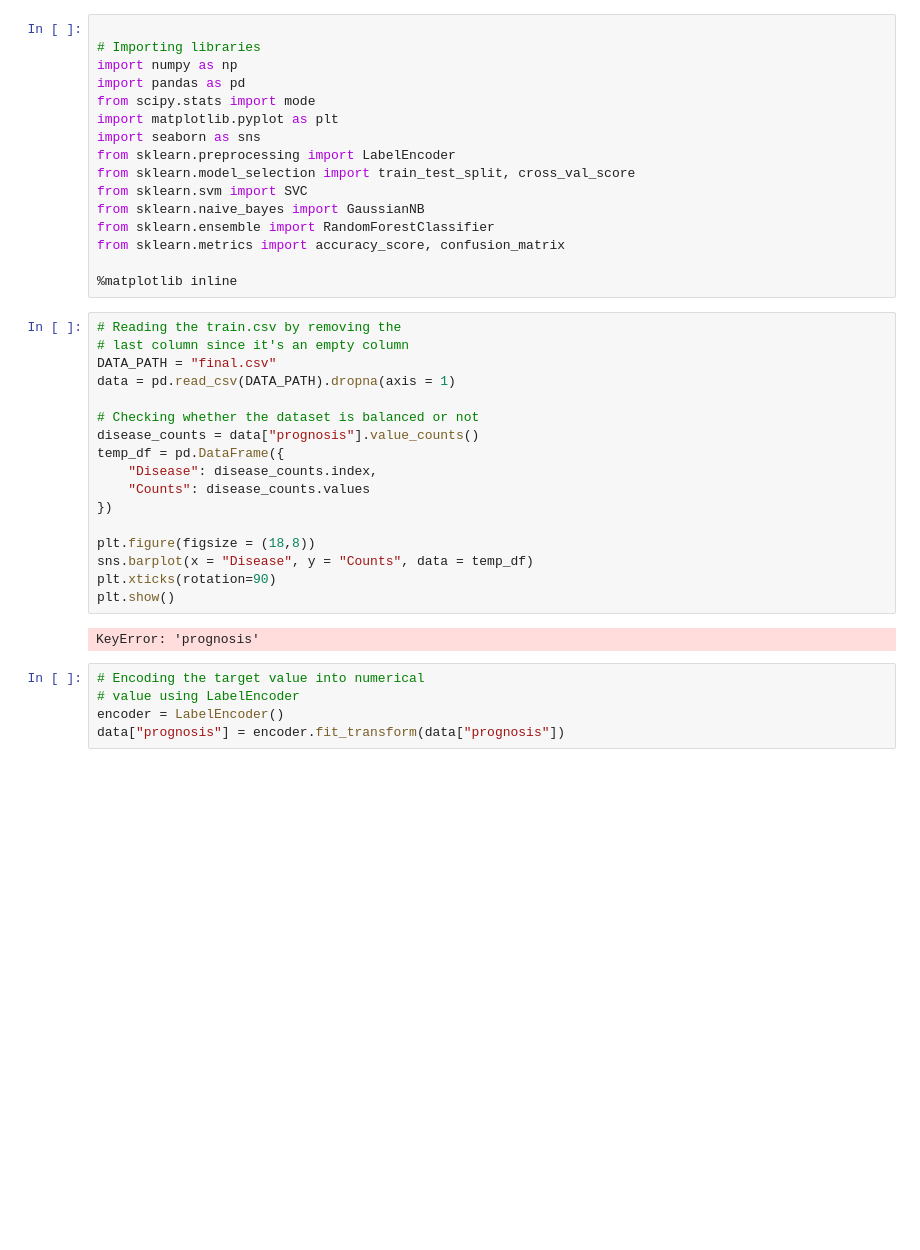
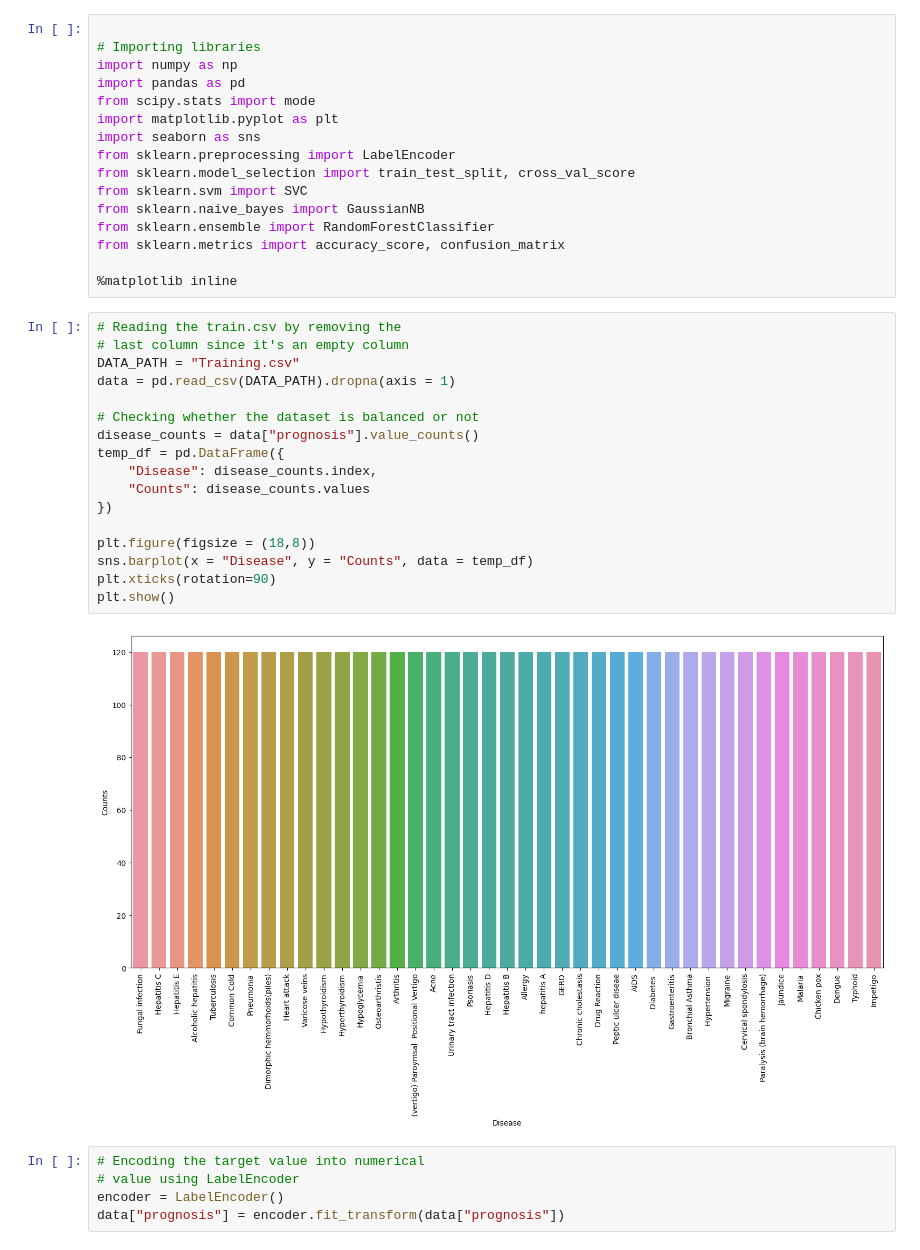
Before and after one commit to HarshitDwivedi02/Disease-Prediction-Using-ML, a Jupyter notebook: model.ipynb, the cells around one changed output. Saved outputs shown, nothing was run; the diff lists cells and outputs as text; blank space fills up the shorter version.

```diff
--- a/model.ipynb
+++ b/model.ipynb
@@ -17,22 +17,22 @@ from sklearn.metrics import accuracy_score, confusion_matrix
 # %%
 # Reading the train.csv by removing the
 # last column since it's an empty column
-DATA_PATH = "final.csv"
+DATA_PATH = "Training.csv"
 data = pd.read_csv(DATA_PATH).dropna(axis = 1)
 
 # Checking whether the dataset is balanced or not
 disease_counts = data["prognosis"].value_counts()
 temp_df = pd.DataFrame({
     "Disease": disease_counts.index,
     "Counts": disease_counts.values
 })
 
 plt.figure(figsize = (18,8))
 sns.barplot(x = "Disease", y = "Counts", data = temp_df)
 plt.xticks(rotation=90)
 plt.show()
 # %% [output]
-KeyError: 'prognosis'
+[figure, added]
 # %%
 # Encoding the target value into numerical
 # value using LabelEncoder
```
Also changed, not shown: parts of 2 cells of this notebook.
